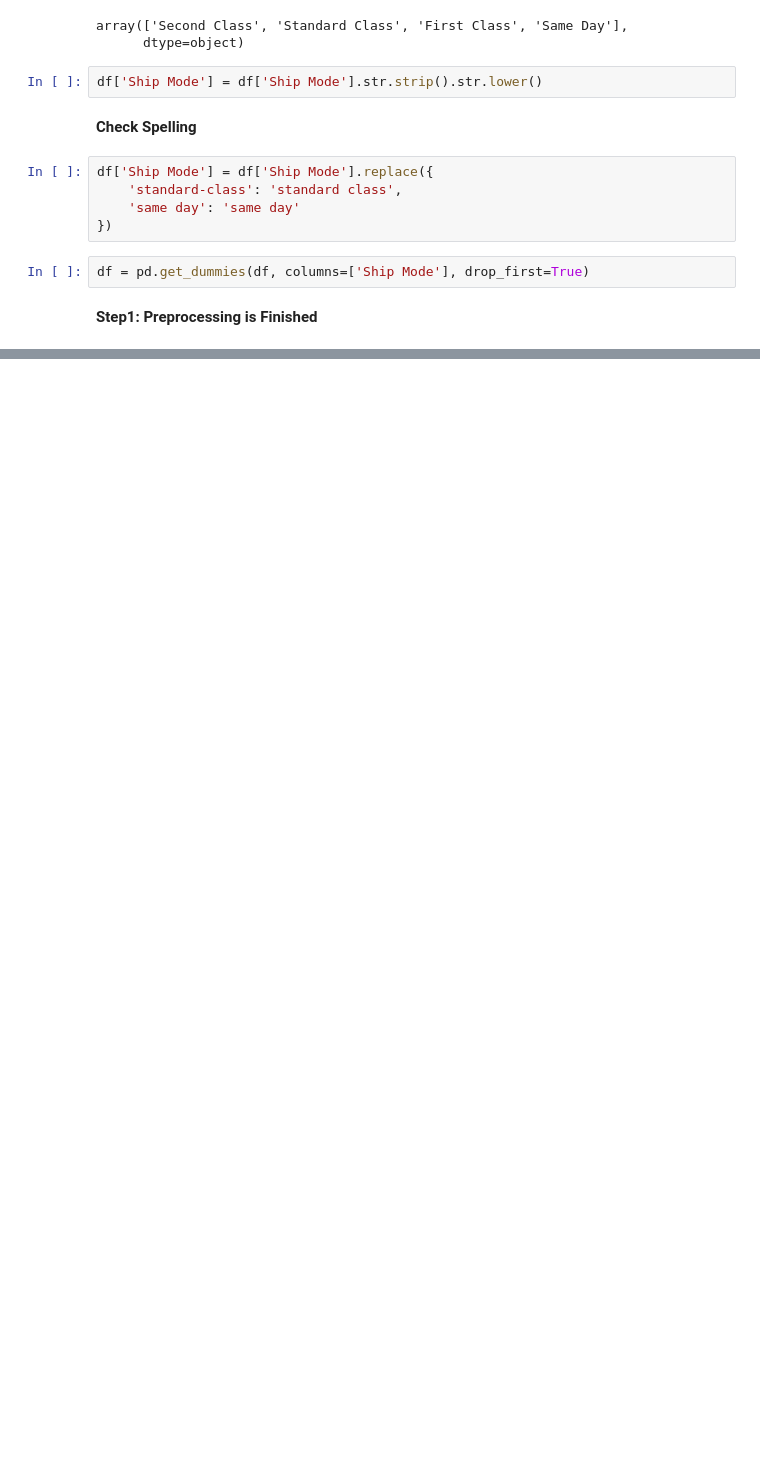
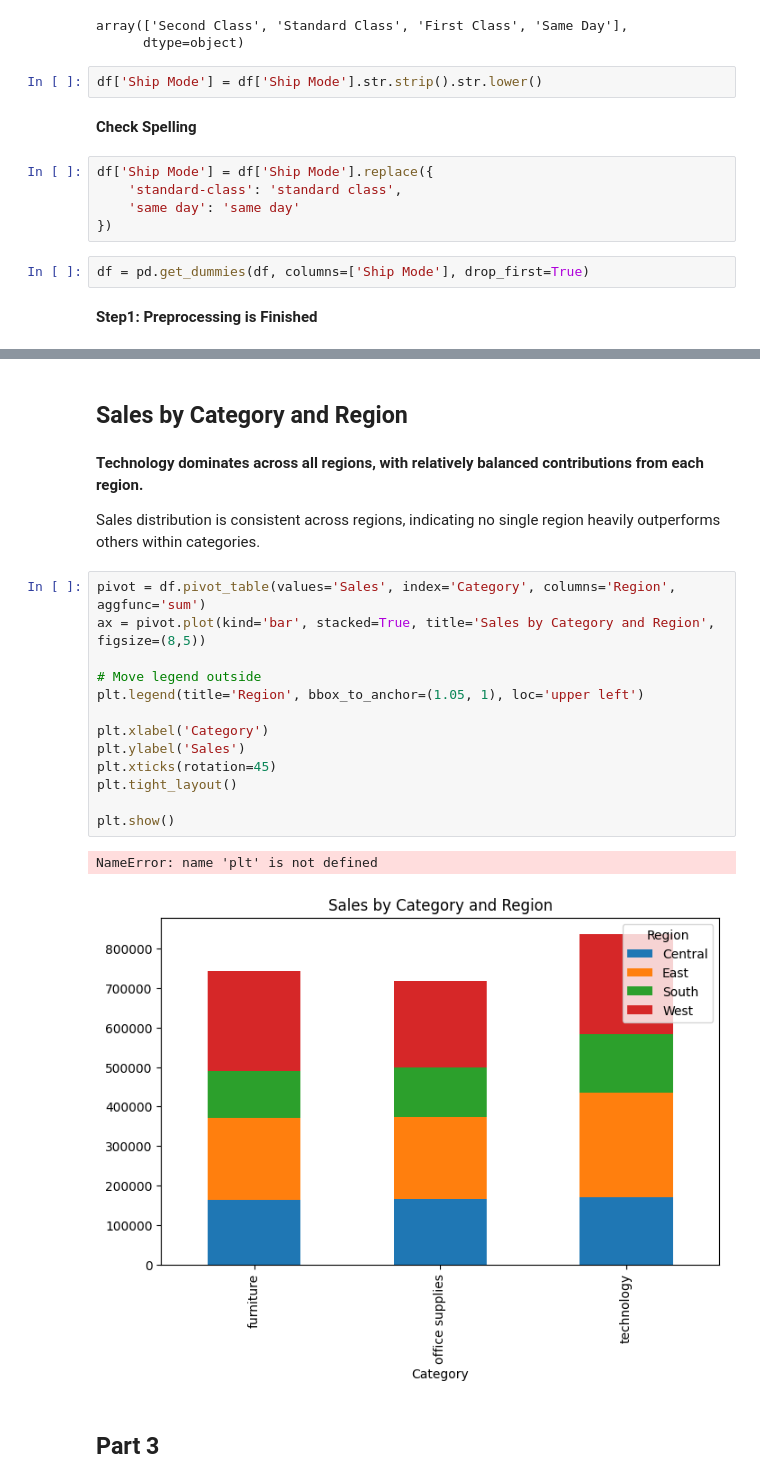
Before and after one commit to Salma-Salah420/E-commerce-Data-analysis-and-visualization-project, a Jupyter notebook: E_commerce_Preprocessing.ipynb, the cells around one changed output, grey strips where cells are left out. Drawn from its saved outputs; the diff is of its cells as text; blank space fills up the shorter version.

```diff
--- a/E_commerce_Preprocessing.ipynb
+++ b/E_commerce_Preprocessing.ipynb
@@ -282,0 +326,24 @@ df = pd.get_dummies(df, columns=['Ship Mode'], drop_first=True)
+# %% [markdown]
+## Sales by Category and Region
+# %% [markdown]
+**Technology dominates across all regions, with relatively balanced contributions from each region.**
+
+Sales distribution is consistent across regions, indicating no single region heavily outperforms others within categories.
+# %%
+pivot = df.pivot_table(values='Sales', index='Category', columns='Region', aggfunc='sum')
+ax = pivot.plot(kind='bar', stacked=True, title='Sales by Category and Region', figsize=(8,5))
+
+# Move legend outside
+plt.legend(title='Region', bbox_to_anchor=(1.05, 1), loc='upper left')
+
+plt.xlabel('Category')
+plt.ylabel('Sales')
+plt.xticks(rotation=45)
+plt.tight_layout()
+
+plt.show()
+# %% [output]
+NameError: name 'plt' is not defined
+[figure, added]
+# %% [markdown]
+## **Part 3**
```
Also changed, not shown: parts of 49 cells of this notebook.
